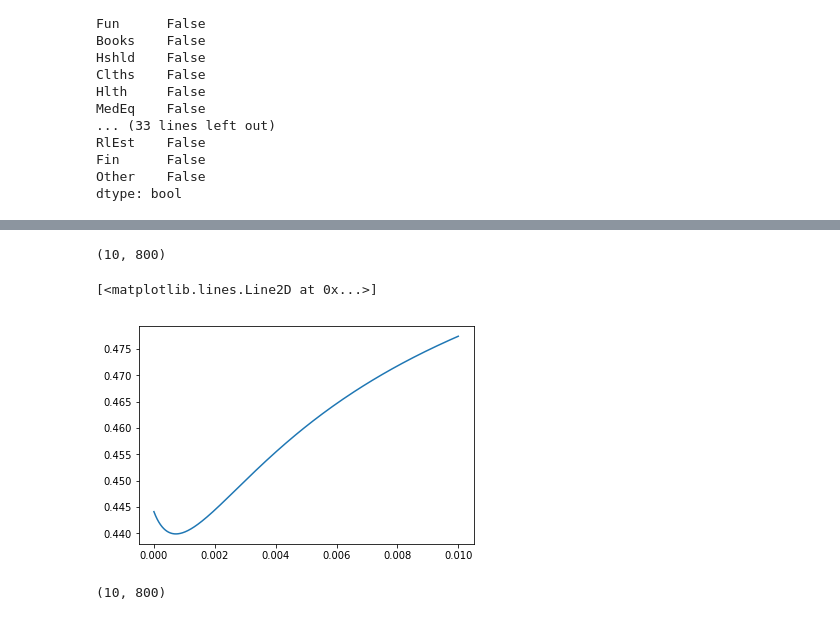
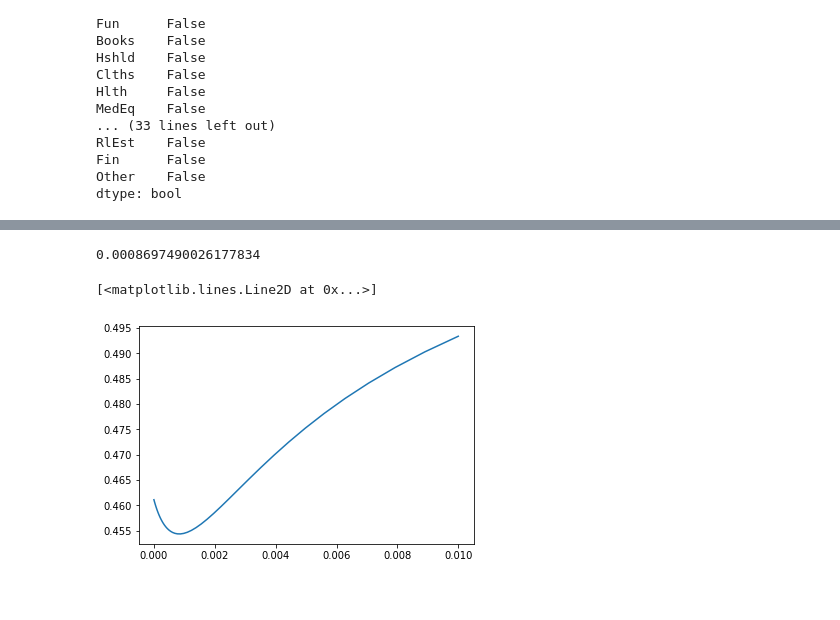
Before and after one commit to linsallyzhao/notebooks, a Jupyter notebook: ML_courseWork/48Industry_GMV_portfolio.ipynb, the cells around one changed output, grey strips where cells are left out. Saved outputs shown, nothing was run; the diff lists cells and outputs as text; code cells hidden in the pictures.

Commit message:
Lass and Ridge globle min variance portfolios

```diff
--- a/ML_courseWork/48Industry_GMV_portfolio.ipynb
+++ b/ML_courseWork/48Industry_GMV_portfolio.ipynb
@@ -73,36 +137,0 @@ sigma = np.ones((nAsset, nAsset))
-# %%
-def cross_vali_for_lambda(trainning_set, lambdaSet, fold = 10, reg_type=linear_model.Lasso, seed=1):
-    nObs = trainning_set.shape[0]
-    eachFold = nObs / fold
-    shuffleSet = trainning_set.sample(frac = 1, random_state=seed).reset_index(drop = True)
-    start_drop = 0
-    stdSeries = np.ones([fold, lambdaSet.shape[0]]) * (-1)
-    print(stdSeries.shape)
-
-    balls = 0
-
-    for i in range(1, 11):
-        #print(i, "    ")
-        sample = shuffleSet.drop(range(int(start_drop), int(start_drop + eachFold)))
-        testSet = shuffleSet[int(start_drop):int(start_drop + eachFold)]
-        start_drop += eachFold
-        sigma = np.cov(sample.T)
-        if sigma.shape != (nAsset, nAsset):
-            print("Error from cost_fun: sigma has wrong dimention")
-        j = 0
-
-        for lambdaValue in lambdaSet:
-            clf = reg_type(alpha=lambdaValue, fit_intercept=False)
-            clf.fit(sigma, 0.000001 * np.ones(nAsset))
-            if clf.coef_.sum() == 0:
-                print("Error: cross_vali_for_lambda Sum of coef is zero, too sparse, try smaller lambda")
-            weights = clf.coef_ / clf.coef_.sum()
-            returns = testSet @ weights
-            stdSeries[i-1, j] = returns.std()
-            j += 1
-
-    return stdSeries
-
-stds = cross_vali_for_lambda(trainningSet, lambdaSeries, seed=60)
-plt.plot(lambdaSeries, stds.mean(0))
-plt.show()
@@ -112,16 +138,9 @@ plt.show()
 # %%
-import random
-
-lambdaSeries = np.logspace(-7, -2, 800)
-stds = cross_vali_for_lambda(trainningSet, lambdaSeries, reg_type=linear_model.Ridge, seed=1242787)
-plt.plot(lambdaSeries, stds.mean(0))
+lambdaSeries = np.logspace(-7, -2, 100)
+stds, lam = cross_vali_for_lambda(trainningSet, lambdaSeries, reg_type=linear_model.Ridge)
+print(lam)
+plt.plot(lambdaSeries, stds)
 # %% [output]
-(10, 800)
+0.0008697490026177834
 [<matplotlib.lines.Line2D at 0x...>]
-[figure, old version]
+[figure, new version]
-# %%
-lambdaSeries = np.logspace(-7, -2, 800)
-stds = cross_vali_for_lambda(trainningSet, lambdaSeries, reg_type=linear_model.Ridge, seed=3333333)
-plt.plot(lambdaSeries, stds.mean(0))
-# %% [output]
-(10, 800)
```
Also changed, not shown: parts of 28 cells of this notebook.
